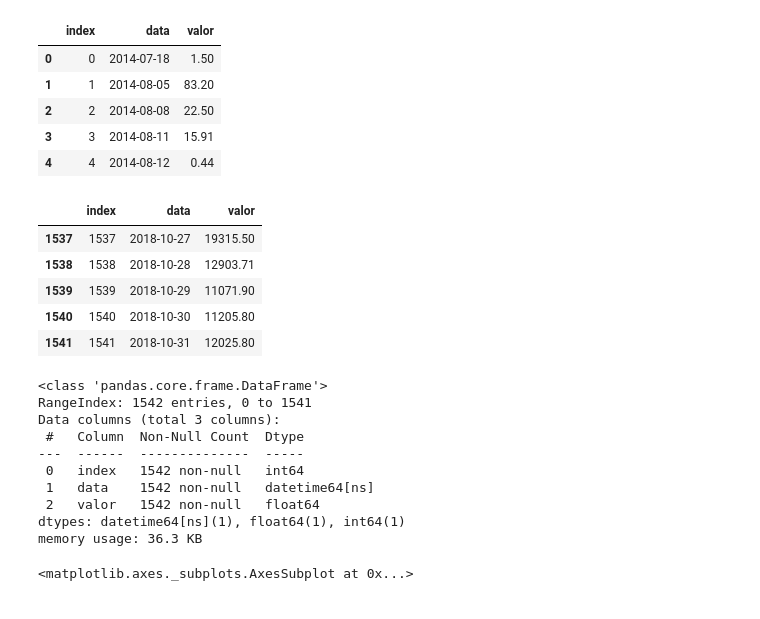
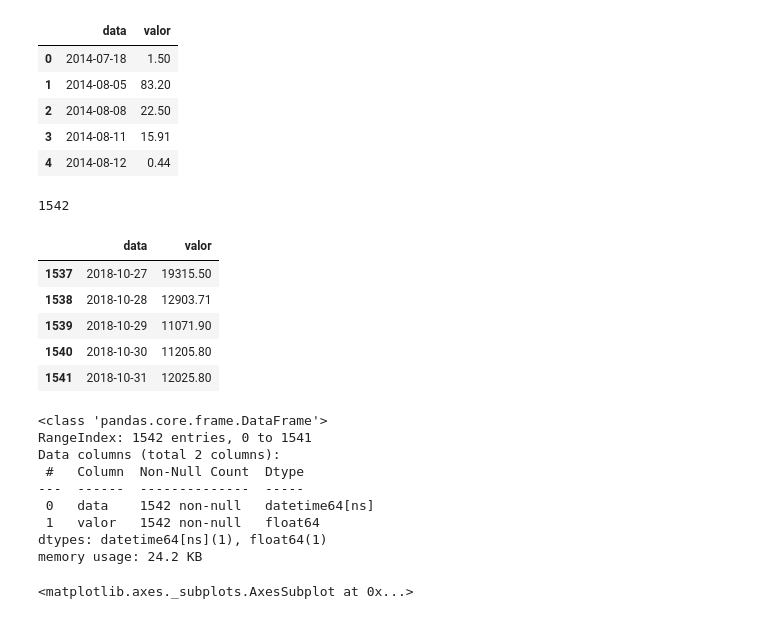
Before and after one commit to AAntunesNDS/time_series_deeplearning, a Jupyter notebook: TimeSeriesKerasTensorFlow_DevAcademyChallange_Dataset_2.ipynb, the cells around one changed output. Drawn from its saved outputs; the diff is of its cells as text; code cells hidden in the pictures.

```diff
--- a/TimeSeriesKerasTensorFlow_DevAcademyChallange_Dataset_2.ipynb
+++ b/TimeSeriesKerasTensorFlow_DevAcademyChallange_Dataset_2.ipynb
@@ -5,39 +5,43 @@ from matplotlib import pyplot as plt
 from matplotlib.pyplot import figure
 from sklearn import metrics
 # %%
-data = pd.read_csv('Datas/DataTreinamentoDevAcademy/data_2__.csv', date_parser = 'data')
+data = pd.read_csv('Datas/DataTreinamentoDevAcademy/data_2__.csv')
+data = data.drop(['index'], axis=1)
 #data_test = pd.read_csv('Datas/DataTreinamentoDevAcademy/data_1__test.csv', date_parser = 'data')
 data.head()
 # %% [output]
-|  | index | data | valor |
-| 0 | 0 | 2014-07-18 | 1.50 |
-| 1 | 1 | 2014-08-05 | 83.20 |
-| 2 | 2 | 2014-08-08 | 22.50 |
-| 3 | 3 | 2014-08-11 | 15.91 |
-| 4 | 4 | 2014-08-12 | 0.44 |
+|  | data | valor |
+| 0 | 2014-07-18 | 1.50 |
+| 1 | 2014-08-05 | 83.20 |
+| 2 | 2014-08-08 | 22.50 |
+| 3 | 2014-08-11 | 15.91 |
+| 4 | 2014-08-12 | 0.44 |
+# %%
+len(data)
+# %% [output]
+1542
 # %%
 data.tail()
 # %% [output]
-|  | index | data | valor |
-| 1537 | 1537 | 2018-10-27 | 19315.50 |
-| 1538 | 1538 | 2018-10-28 | 12903.71 |
-| 1539 | 1539 | 2018-10-29 | 11071.90 |
-| 1540 | 1540 | 2018-10-30 | 11205.80 |
-| 1541 | 1541 | 2018-10-31 | 12025.80 |
+|  | data | valor |
+| 1537 | 2018-10-27 | 19315.50 |
+| 1538 | 2018-10-28 | 12903.71 |
+| 1539 | 2018-10-29 | 11071.90 |
+| 1540 | 2018-10-30 | 11205.80 |
+| 1541 | 2018-10-31 | 12025.80 |
 # %%
 data['data'] = data['data'].astype('datetime64[ns]')
 data.info()
 # %% [output]
 <class 'pandas.core.frame.DataFrame'>
 RangeIndex: 1542 entries, 0 to 1541
-Data columns (total 3 columns):
+Data columns (total 2 columns):
  #   Column  Non-Null Count  Dtype
 ---  ------  --------------  -----
- 0   index   1542 non-null   int64
- 1   data    1542 non-null   datetime64[ns]
- 2   valor   1542 non-null   float64
-dtypes: datetime64[ns](1), float64(1), int64(1)
-memory usage: 36.3 KB
+ 0   data    1542 non-null   datetime64[ns]
+ 1   valor   1542 non-null   float64
+dtypes: datetime64[ns](1), float64(1)
+memory usage: 24.2 KB
 # %%
 data['valor'].groupby(data['data'].dt.to_period('M')).sum().plot(kind='bar', figsize=(15,5))
 # %% [output]
```
Also changed, not shown: parts of 26 cells of this notebook.
